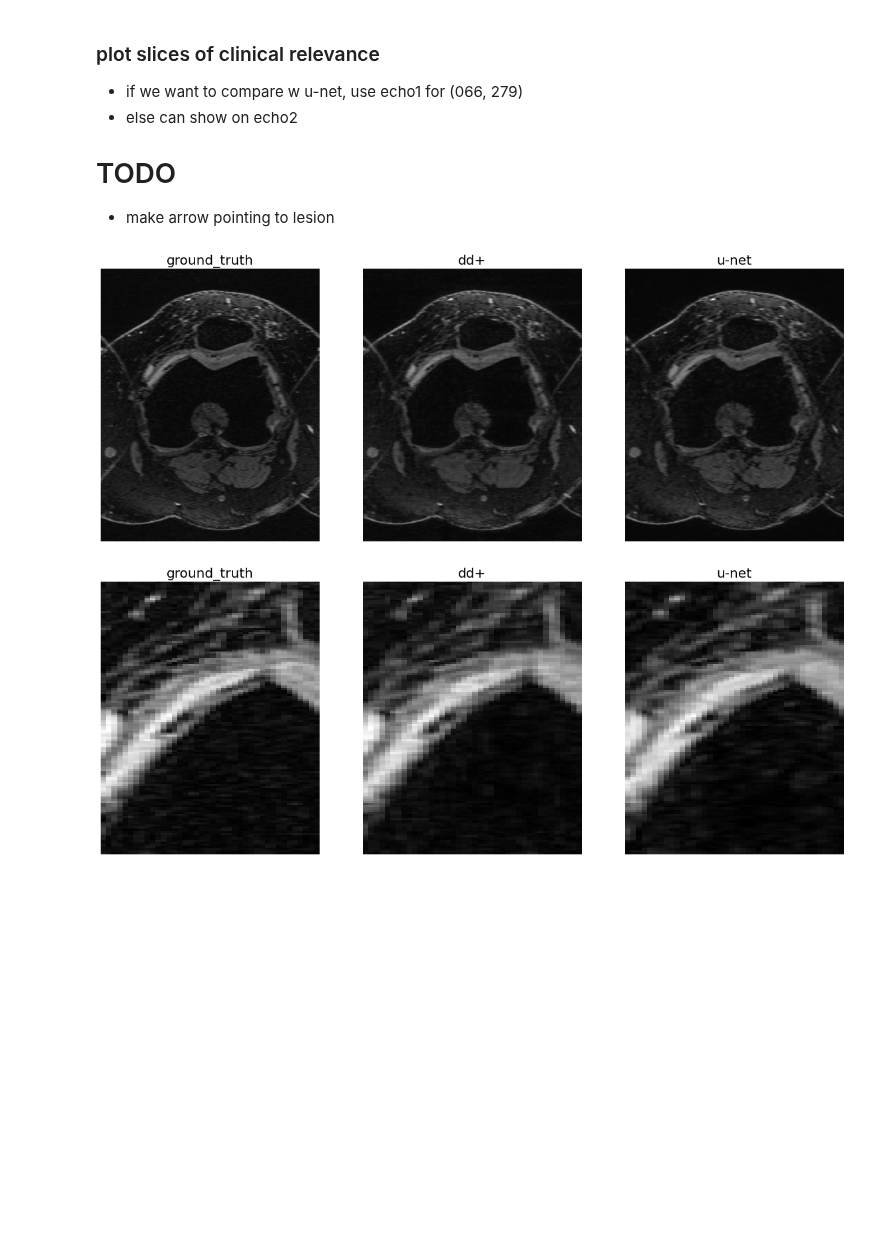
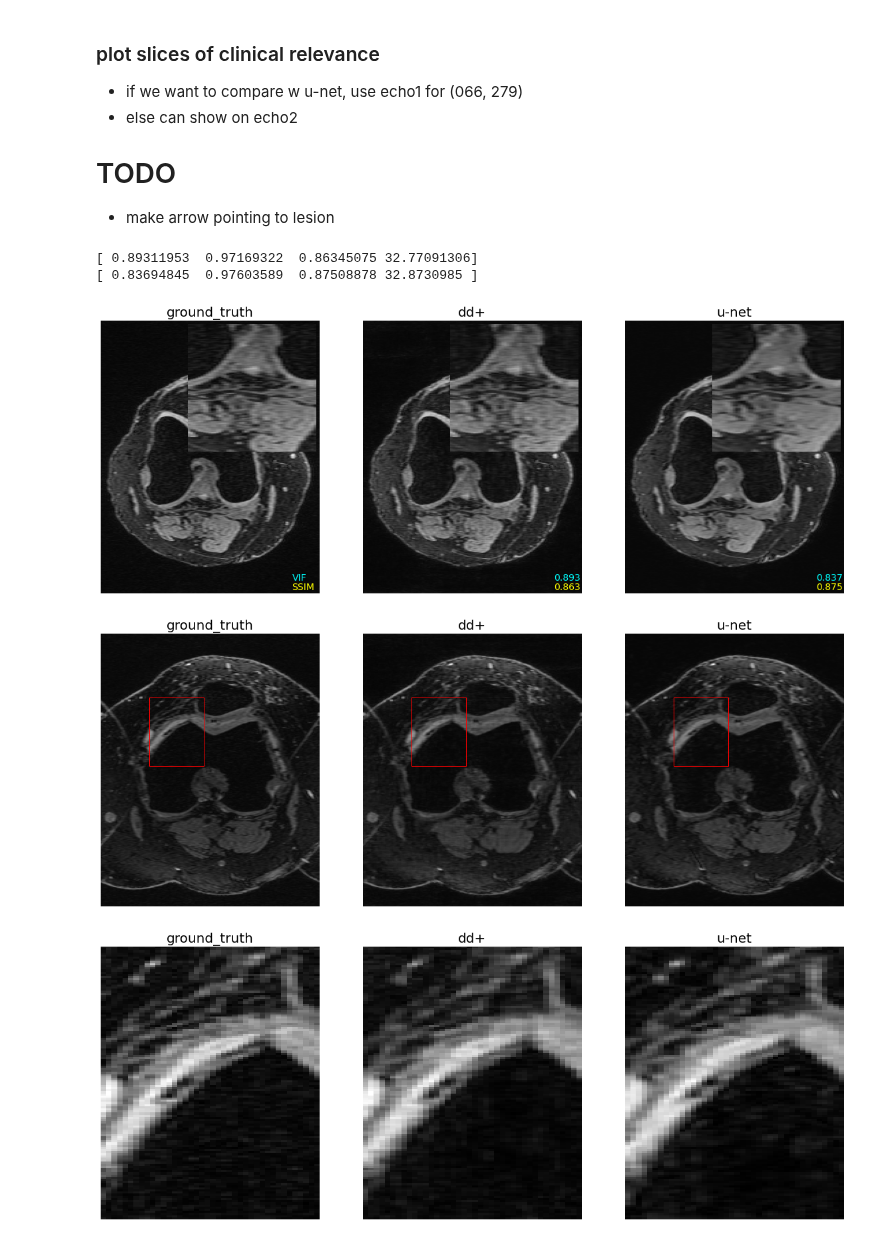
Before and after one commit to davevanveen/unsup_mri, a Jupyter notebook: ipynb/20201109_ismrm_qdess_eval.ipynb, the cells around one changed output. Saved outputs shown, nothing was run; the diff lists cells and outputs as text; code cells hidden in the pictures; blank space fills up the shorter version.

```diff
--- a/ipynb/20201109_ismrm_qdess_eval.ipynb
+++ b/ipynb/20201109_ismrm_qdess_eval.ipynb
@@ -182,0 +166,12 @@ def crop_im_list(im_list, y0, x0, size):
+# %%
+IDX_OI = 6
+
+im_oi = im_list[IDX_OI]
+print(metric_dc_list[IDX_OI])
+print(metric_bl_list[IDX_OI])
+
+plot_list(im_oi)
+# %% [output]
+[ 0.89311953  0.97169322  0.86345075 32.77091306]
+[ 0.83694845  0.97603589  0.87508878 32.8730985 ]
+[figure, added]
@@ -197,9 +258,9 @@ img_bl = load_qdess_baseline(mtr_id, idx_kx=idx_kx)
 img_gt, img_dc = norm_imgs(img_gt, img_dc)
 img_gt, img_bl = norm_imgs(img_gt, img_bl)
 
-im_list = [img_gt, img_dc, img_bl]
+im_list_ = [img_gt, img_dc, img_bl]
 
-plot_list(im_list)
+plot_list(im_list_, bbox=(35, 120, 40))
 
 # (mtr_id, idx_kx)
 # im_list_crop = crop_im_list(im_list, 20, 85, 40) # (065, 221)
@@ -208,7 +269,9 @@ plot_list(im_list)
 im_list_crop = crop_im_list(im_list, 35, 120, 40) # (066, 279)
 
 
+
+
 plot_list(im_list_crop, clim=None)
 # %% [output]
-[figure, old version]
+[figure, new version]
 [figure]
```
Also changed, not shown: parts of 5 cells of this notebook, 3 other files.
